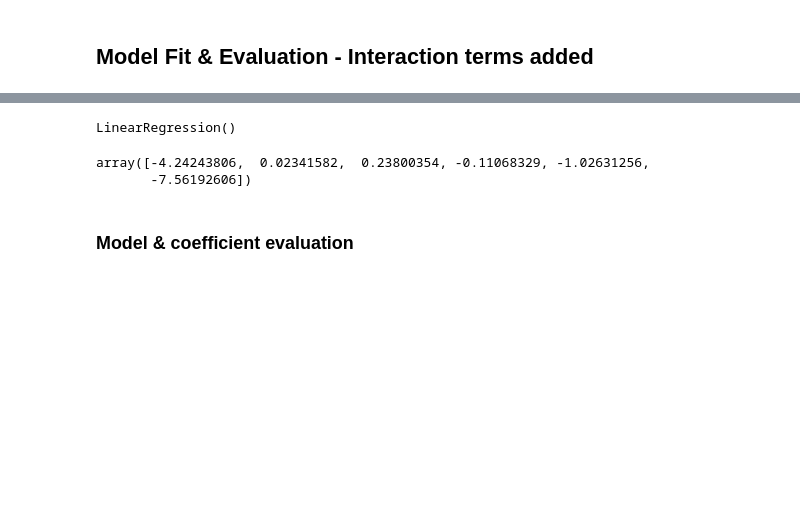
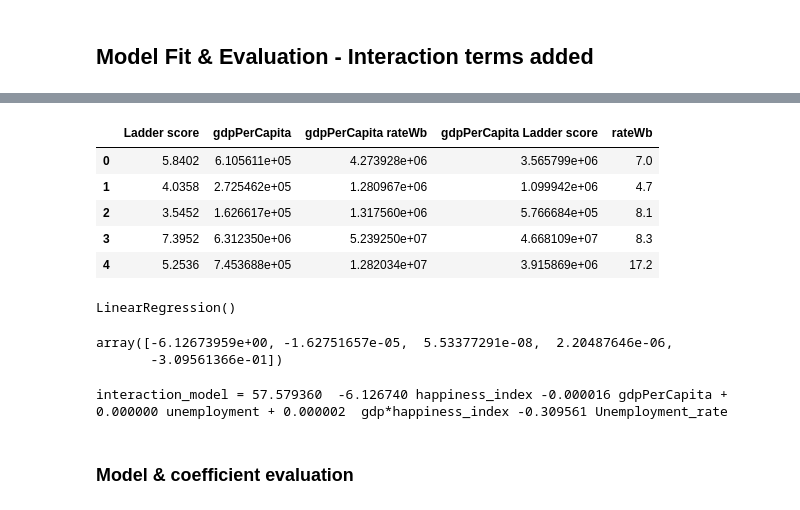
Before and after one commit to ngocmphan/global_birth_rate_analysis, a Jupyter notebook: birth_rate_analysis.ipynb, the cells around one changed output, grey strips where cells are left out. Saved outputs shown, nothing was run; the diff lists cells and outputs as text; code cells hidden in the pictures; blank space fills up the shorter version.

```diff
--- a/birth_rate_analysis.ipynb
+++ b/birth_rate_analysis.ipynb
@@ -424,6 +388,15 @@ columns = list(scored_sorted['Feature'][0:6])
 # %%
 df_interact_train = df_interact_train[columns]
 df_interact_test = df_interact_test[columns]
+# %%
+df_interact_train.head(5)
+# %% [output]
+|  | Ladder score | gdpPerCapita | gdpPerCapita rateWb | gdpPerCapita Ladder score | rateWb |
+| 0 | 5.8402 | 6.105611e+05 | 4.273928e+06 | 3.565799e+06 | 7.0 |
+| 1 | 4.0358 | 2.725462e+05 | 1.280967e+06 | 1.099942e+06 | 4.7 |
+| 2 | 3.5452 | 1.626617e+05 | 1.317560e+06 | 5.766684e+05 | 8.1 |
+| 3 | 7.3952 | 6.312350e+06 | 5.239250e+07 | 4.668109e+07 | 8.3 |
+| 4 | 5.2536 | 7.453688e+05 | 1.282034e+07 | 3.915869e+06 | 17.2 |
 # %%
 model_int = linear_model.LinearRegression()
 model_int.fit(df_interact_train, y_train)
@@ -440,16 +413,19 @@ residuals_interact_test = y_test - y_predict_int
 # %%
 # coefficient
 df_interact_train.columns
-coef_int_life_exp = model_int.coef_[0]
-coef_int_social_life_exp = model_int.coef_[1]
-coef_int_happiness_life_exp = model_int.coef_[2]
-coef_int_happiness_social = model_int.coef_[3]
-coef_int_social = model_int.coef_[4]
-coef_int_happiness = model_int.coef_[5]
+coef_int_happiness = model_int.coef_[0]
+coef_int_gdp = model_int.coef_[1]
+coef_int_gdp_unempl = model_int.coef_[2]
+coef_int_gdp_happiness = model_int.coef_[3]
+coef_int_unemploy = model_int.coef_[4]
 model_int.coef_
 # %% [output]
-array([-4.24243806,  0.02341582,  0.23800354, -0.11068329, -1.02631256,
-       -7.56192606])
+array([-6.12673959e+00, -1.62751657e-05,  5.53377291e-08,  2.20487646e-06,
+       -3.09561366e-01])
+# %%
+print("interaction_model = %f  %f happiness_index %f gdpPerCapita + %f unemployment + %f  gdp*happiness_index %f Unemployment_rate" % (model_int.intercept_, coef_int_happiness, coef_int_gdp, coef_int_gdp_unempl, coef_int_gdp_happiness, coef_int_unemploy))
+# %% [output]
+interaction_model = 57.579360  -6.126740 happiness_index -0.000016 gdpPerCapita + 0.000000 unemployment + 0.000002  gdp*happiness_index -0.309561 Unemployment_rate
 # %% [markdown]
 ### Model & coefficient evaluation
 # %%
```
Also changed, not shown: parts of 45 cells of this notebook, 1 other file.
